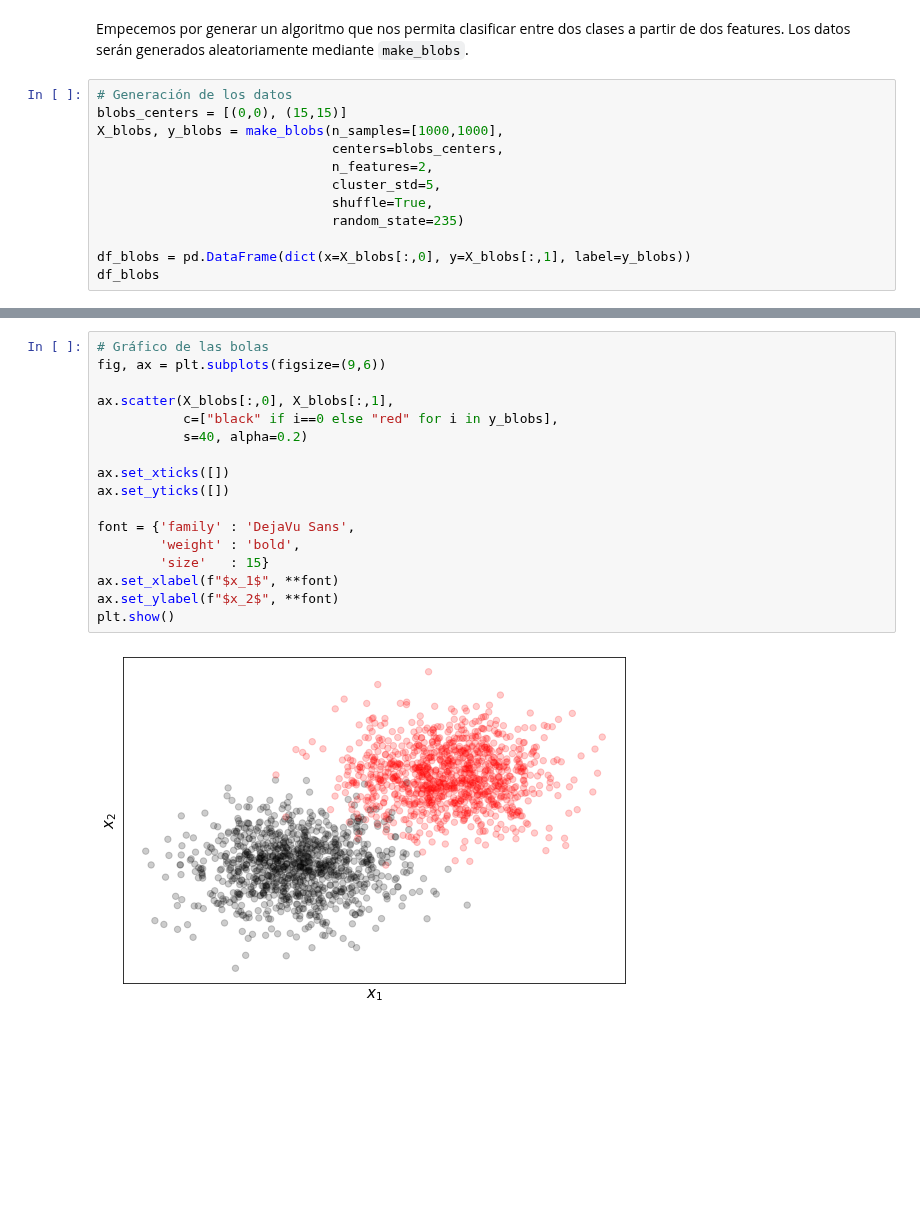
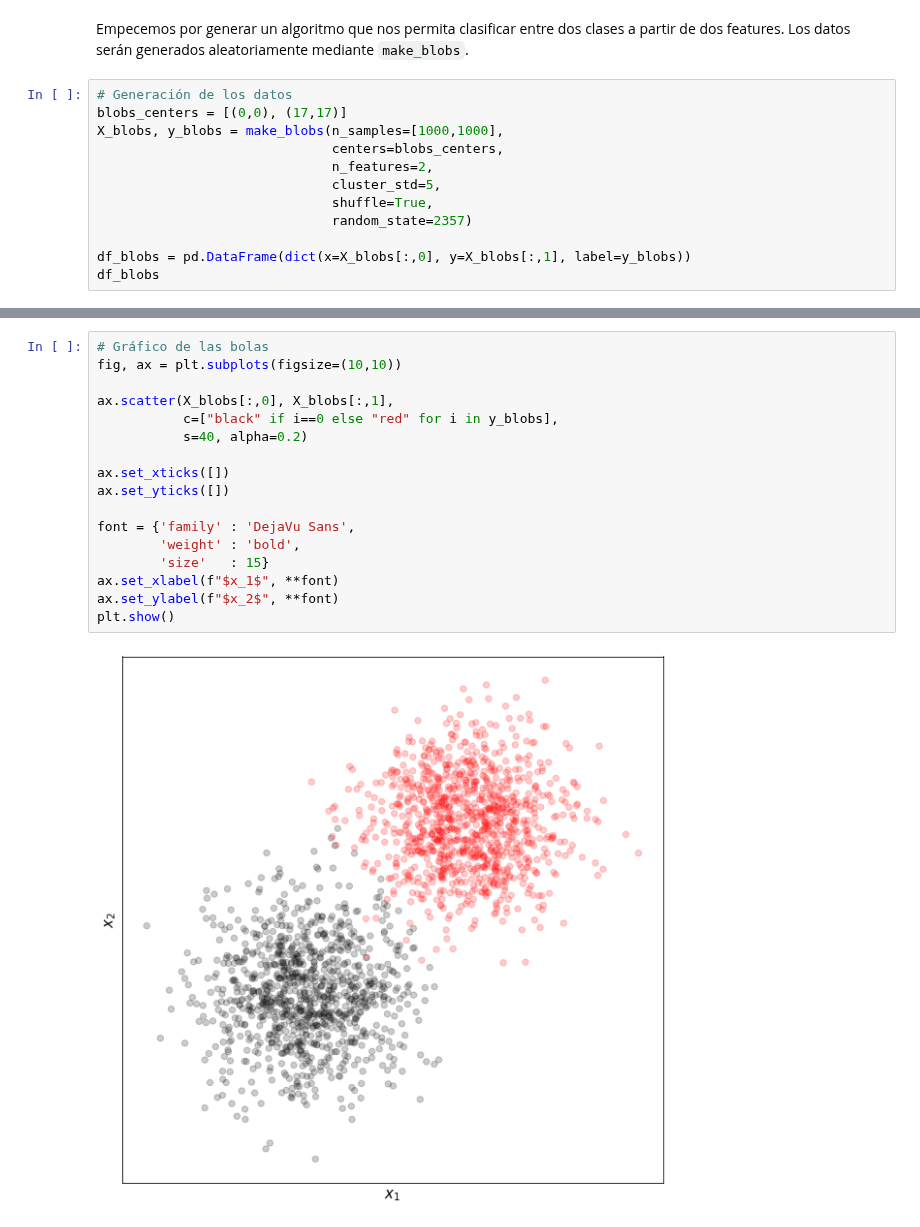
Before and after one commit to hplbrayan/Un-curso-de-Machine-Learning, a Jupyter notebook: 07_ML_Modelos_de_Regresion/N2_Classification_models.ipynb, the cells around one changed output, grey strips where cells are left out. Cells and saved outputs as stored; diff of their text form; blank space fills up the shorter version.

Commit message:
07.N2.2.1 Ejemplo LR + scatter plot

```diff
--- a/07_ML_Modelos_de_Regresion/N2_Classification_models.ipynb
+++ b/07_ML_Modelos_de_Regresion/N2_Classification_models.ipynb
@@ -87,13 +87,13 @@ A continuación algunos ejemplos para ejemplificar el uso de la regresión logí
 Empecemos por generar un algoritmo que nos permita clasificar entre dos clases a partir de dos features. Los datos serán generados aleatoriamente mediante <code>make_blobs</code>.
 # %%
 # Generación de los datos
-blobs_centers = [(0,0), (15,15)]
+blobs_centers = [(0,0), (17,17)]
 X_blobs, y_blobs = make_blobs(n_samples=[1000,1000],
                               centers=blobs_centers,
                               n_features=2,
                               cluster_std=5,
                               shuffle=True,
-                              random_state=235)
+                              random_state=2357)
 
 df_blobs = pd.DataFrame(dict(x=X_blobs[:,0], y=X_blobs[:,1], label=y_blobs))
 df_blobs
@@ -113,23 +113,23 @@ df_blobs
 2000 rows × 3 columns
 # %%
 # Gráfico de las bolas
-fig, ax = plt.subplots(figsize=(9,6))
+fig, ax = plt.subplots(figsize=(10,10))
 
 ax.scatter(X_blobs[:,0], X_blobs[:,1],
            c=["black" if i==0 else "red" for i in y_blobs],
            s=40, alpha=0.2)
 
 ax.set_xticks([])
 ax.set_yticks([])
 
 font = {'family' : 'DejaVu Sans',
         'weight' : 'bold',
         'size'   : 15}
 ax.set_xlabel(f"$x_1$", **font)
 ax.set_ylabel(f"$x_2$", **font)
 plt.show()
 # %% [output]
-[figure, old version]
+[figure, new version]
 # %%
 # Datos de entrenamiento y prueba
 (X_train_blobs, X_test_blobs,
```
Also changed, not shown: parts of 6 cells of this notebook.
